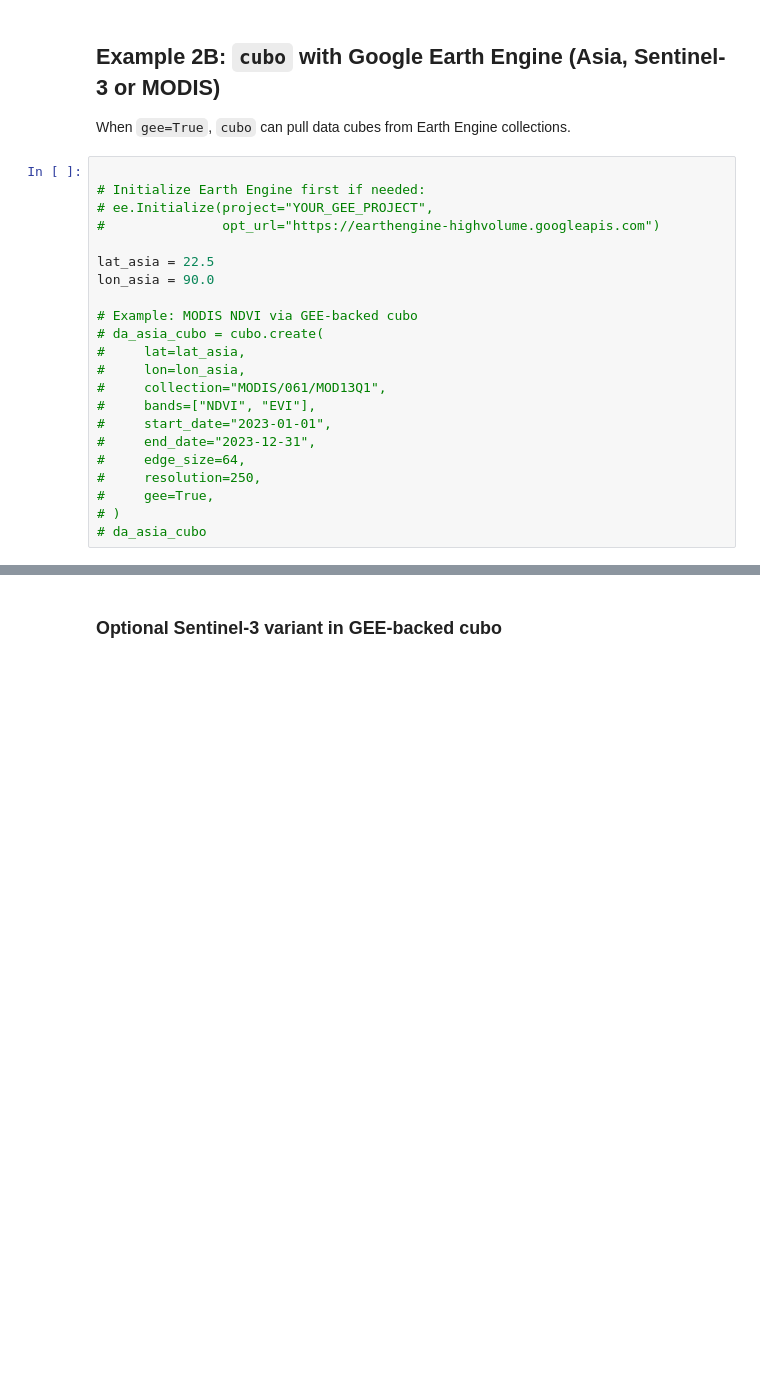
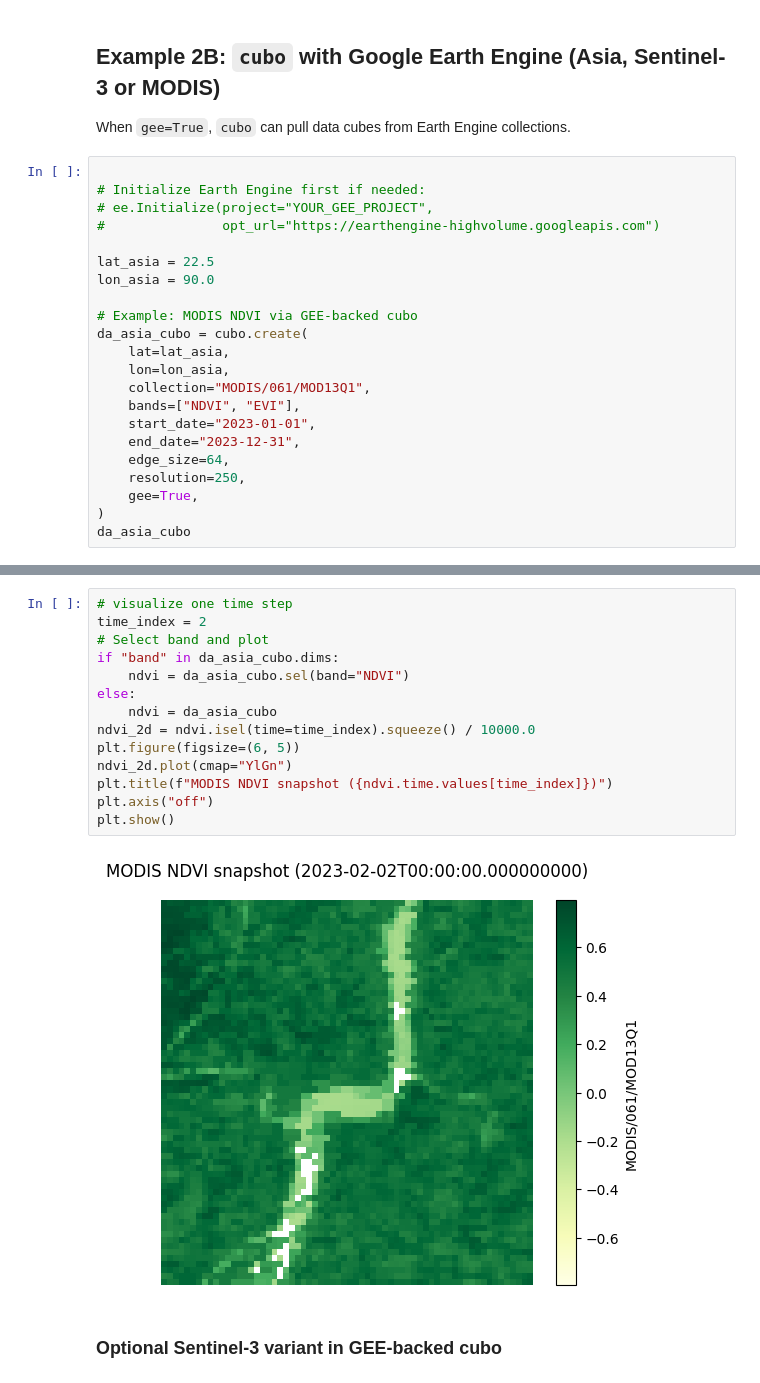
Before and after one commit to khizerzakir/CEOS_UNOOSA_Training, a Jupyter notebook: eo_climate_resilience_tutorial_africa_asia.ipynb, the cells around one changed output, grey strips where cells are left out. Drawn from its saved outputs; the diff is of its cells as text; blank space fills up the shorter version.

```diff
--- a/eo_climate_resilience_tutorial_africa_asia.ipynb
+++ b/eo_climate_resilience_tutorial_africa_asia.ipynb
@@ -259,15 +398,15 @@ lat_asia = 22.5
 lon_asia = 90.0
 
 # Example: MODIS NDVI via GEE-backed cubo
-# da_asia_cubo = cubo.create(
-#     lat=lat_asia,
-#     lon=lon_asia,
-#     collection="MODIS/061/MOD13Q1",
-#     bands=["NDVI", "EVI"],
-#     start_date="2023-01-01",
-#     end_date="2023-12-31",
-#     edge_size=64,
-#     resolution=250,
-#     gee=True,
-# )
-# da_asia_cubo
+da_asia_cubo = cubo.create(
+    lat=lat_asia,
+    lon=lon_asia,
+    collection="MODIS/061/MOD13Q1",
+    bands=["NDVI", "EVI"],
+    start_date="2023-01-01",
+    end_date="2023-12-31",
+    edge_size=64,
+    resolution=250,
+    gee=True,
+)
+da_asia_cubo
@@ -274,3 +440,19 @@ lon_asia = 90.0
+# %%
+# visualize one time step
+time_index = 2
+# Select band and plot
+if "band" in da_asia_cubo.dims:
+    ndvi = da_asia_cubo.sel(band="NDVI")
+else:
+    ndvi = da_asia_cubo
+ndvi_2d = ndvi.isel(time=time_index).squeeze() / 10000.0
+plt.figure(figsize=(6, 5))
+ndvi_2d.plot(cmap="YlGn")
+plt.title(f"MODIS NDVI snapshot ({ndvi.time.values[time_index]})")
+plt.axis("off")
+plt.show()
+# %% [output]
+[figure, added]
 # %% [markdown]
 ### Optional Sentinel-3 variant in GEE-backed cubo
 # %%
```
Also changed, not shown: parts of 32 cells of this notebook, 8 other files.
